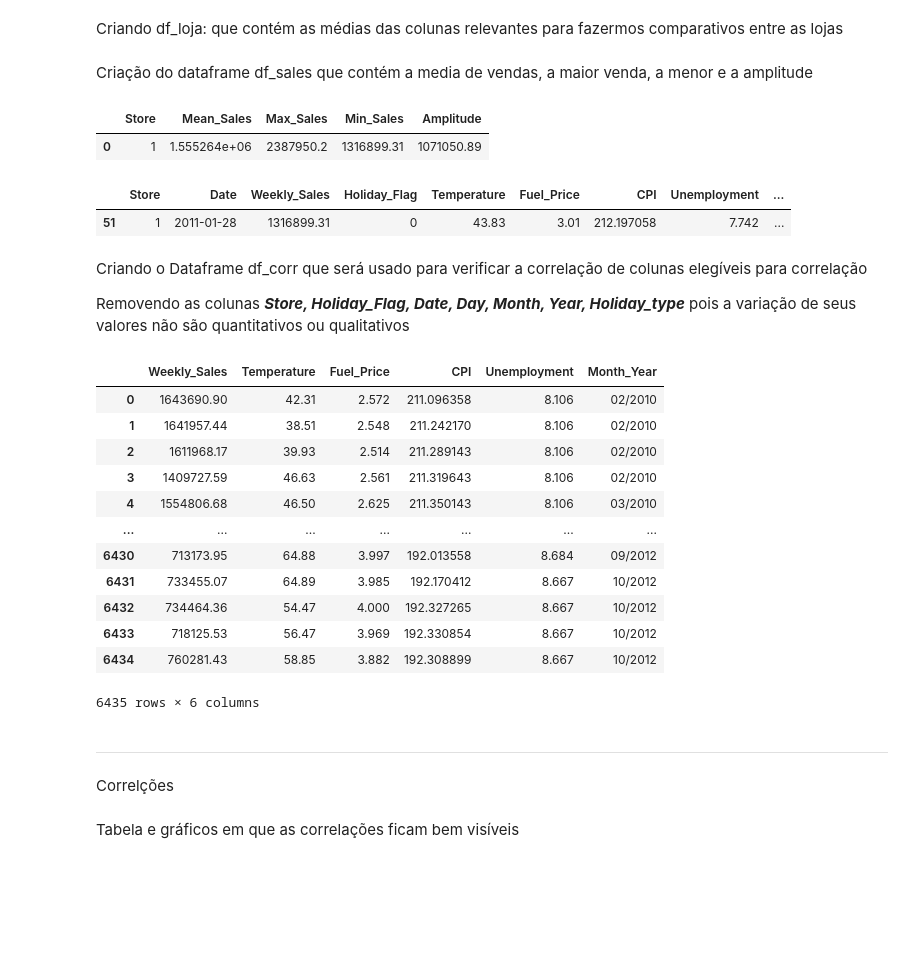
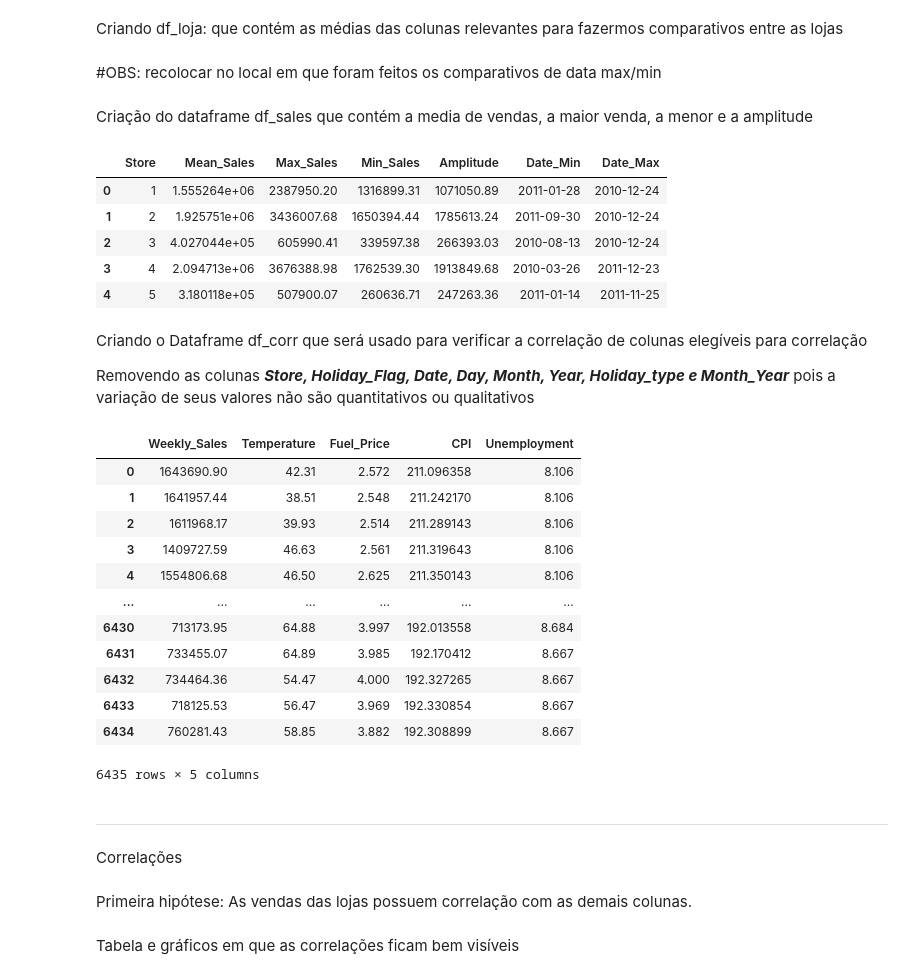
Before and after one commit to GingerLeh/deliverable-2, a Jupyter notebook: Deliverable2_grupo21_dex04.ipynb, the cells around one changed output. Drawn from its saved outputs; the diff is of its cells as text; code cells hidden in the pictures; blank space fills up the shorter version.

```diff
--- a/Deliverable2_grupo21_dex04.ipynb
+++ b/Deliverable2_grupo21_dex04.ipynb
@@ -228,3 +230,5 @@ df_loja = (df.groupby('Store').agg({'Weekly_Sales':'mean','Temperature':'mean','
+# %% [markdown]
+#OBS: recolocar no local em que foram feitos os comparativos de data max/min
 # %%
 df_mean = (df.groupby('Store').agg({'Weekly_Sales':'mean'})).reset_index().copy()
 df_mean.rename(columns = {'Weekly_Sales':'Mean_Sales'}, inplace = True)
@@ -241,12 +245,11 @@ df_mean['Max_Sales'] = df_max['Max_Sales']
 df_mean['Min_Sales'] = df_min['Min_Sales']
 df_sales = df_mean
 df_sales['Amplitude'] = df_sales['Max_Sales'] - df_sales['Min_Sales']
-df_sales.head(1)
+df_sales.head(5)
 # %% [output]
-|  | Store | Mean_Sales | Max_Sales | Min_Sales | Amplitude |
-| 0 | 1 | 1.555264e+06 | 2387950.2 | 1316899.31 | 1071050.89 |
+|  | Store | Mean_Sales | Max_Sales | Min_Sales | Amplitude | Date_Min | Date_Max |
+| 0 | 1 | 1.555264e+06 | 2387950.20 | 1316899.31 | 1071050.89 | 2011-01-28 | 2010-12-24 |
+| 1 | 2 | 1.925751e+06 | 3436007.68 | 1650394.44 | 1785613.24 | 2011-09-30 | 2010-12-24 |
+| 2 | 3 | 4.027044e+05 | 605990.41 | 339597.38 | 266393.03 | 2010-08-13 | 2010-12-24 |
+| 3 | 4 | 2.094713e+06 | 3676388.98 | 1762539.30 | 1913849.68 | 2010-03-26 | 2011-12-23 |
+| 4 | 5 | 3.180118e+05 | 507900.07 | 260636.71 | 247263.36 | 2011-01-14 | 2011-11-25 |
-# %%
-df[df['Weekly_Sales']==1316899.31]
-# %% [output]
-|  | Store | Date | Weekly_Sales | Holiday_Flag | Temperature | Fuel_Price | CPI | Unemployment | ... |
-| 51 | 1 | 2011-01-28 | 1316899.31 | 0 | 43.83 | 3.01 | 212.197058 | 7.742 | ... |
@@ -255,28 +256,30 @@ df_loja.rename(columns = {'Weekly_Sales':'Mean_Sales','Temperature':'Mean_Temper
 # %% [markdown]
 Criando o Dataframe df_corr que será usado para verificar a correlação de colunas elegíveis para correlação
 
-Removendo as colunas ***Store, Holiday_Flag, Date, Day, Month, Year, Holiday_type*** pois a variação de seus valores não são quantitativos ou qualitativos
+Removendo as colunas ***Store, Holiday_Flag, Date, Day, Month, Year, Holiday_type e Month_Year*** pois a variação de seus valores não são quantitativos ou qualitativos
 # %%
-df_corr = df.drop(['Store', 'Holiday_Flag', 'Date', 'Day', 'Month','Year','Holiday_Type'], axis=1)
+df_corr = df.drop(['Store', 'Holiday_Flag', 'Date', 'Day', 'Month','Year','Holiday_Type','Month_Year'], axis=1)
 df_corr
 # %% [output]
-|  | Weekly_Sales | Temperature | Fuel_Price | CPI | Unemployment | Month_Year |
-| 0 | 1643690.90 | 42.31 | 2.572 | 211.096358 | 8.106 | 02/2010 |
-| 1 | 1641957.44 | 38.51 | 2.548 | 211.242170 | 8.106 | 02/2010 |
-| 2 | 1611968.17 | 39.93 | 2.514 | 211.289143 | 8.106 | 02/2010 |
-| 3 | 1409727.59 | 46.63 | 2.561 | 211.319643 | 8.106 | 02/2010 |
-| 4 | 1554806.68 | 46.50 | 2.625 | 211.350143 | 8.106 | 03/2010 |
-| ... | ... | ... | ... | ... | ... | ... |
-| 6430 | 713173.95 | 64.88 | 3.997 | 192.013558 | 8.684 | 09/2012 |
-| 6431 | 733455.07 | 64.89 | 3.985 | 192.170412 | 8.667 | 10/2012 |
-| 6432 | 734464.36 | 54.47 | 4.000 | 192.327265 | 8.667 | 10/2012 |
-| 6433 | 718125.53 | 56.47 | 3.969 | 192.330854 | 8.667 | 10/2012 |
-| 6434 | 760281.43 | 58.85 | 3.882 | 192.308899 | 8.667 | 10/2012 |
+|  | Weekly_Sales | Temperature | Fuel_Price | CPI | Unemployment |
+| 0 | 1643690.90 | 42.31 | 2.572 | 211.096358 | 8.106 |
+| 1 | 1641957.44 | 38.51 | 2.548 | 211.242170 | 8.106 |
+| 2 | 1611968.17 | 39.93 | 2.514 | 211.289143 | 8.106 |
+| 3 | 1409727.59 | 46.63 | 2.561 | 211.319643 | 8.106 |
+| 4 | 1554806.68 | 46.50 | 2.625 | 211.350143 | 8.106 |
+| ... | ... | ... | ... | ... | ... |
+| 6430 | 713173.95 | 64.88 | 3.997 | 192.013558 | 8.684 |
+| 6431 | 733455.07 | 64.89 | 3.985 | 192.170412 | 8.667 |
+| 6432 | 734464.36 | 54.47 | 4.000 | 192.327265 | 8.667 |
+| 6433 | 718125.53 | 56.47 | 3.969 | 192.330854 | 8.667 |
+| 6434 | 760281.43 | 58.85 | 3.882 | 192.308899 | 8.667 |
-6435 rows × 6 columns
+6435 rows × 5 columns
 # %% [markdown]
 ---
-# %% [markdown]
-Correlções
+# %% [markdown]
+Correlações
+# %% [markdown]
+Primeira hipótese: As vendas das lojas possuem correlação com as demais colunas.
 # %% [markdown]
 Tabela e gráficos em que as correlações ficam bem visíveis
 # %%
```
Also changed, not shown: parts of 21 cells of this notebook.
